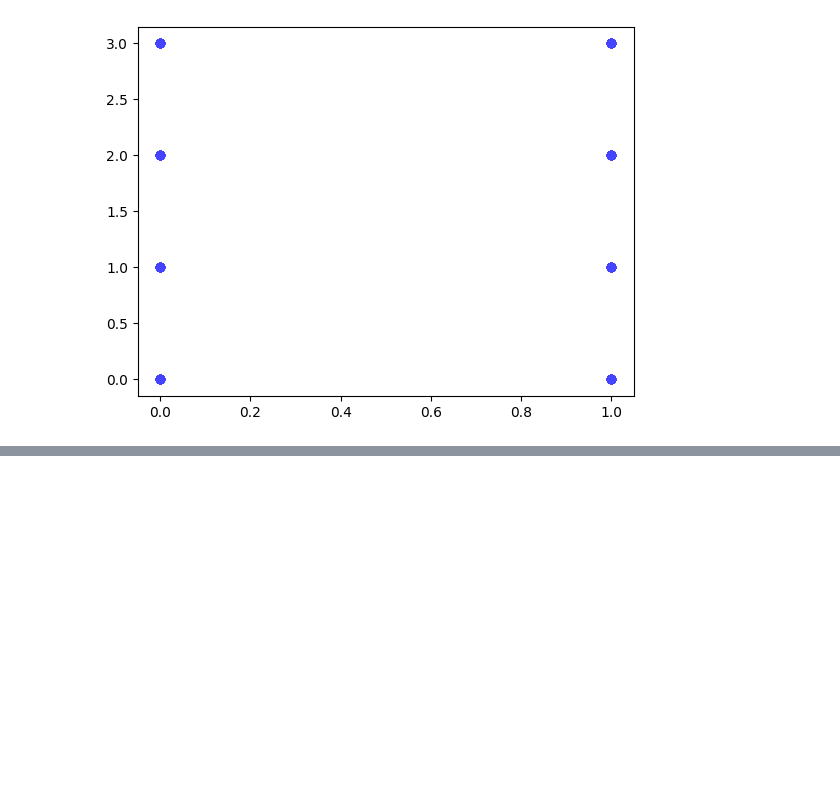
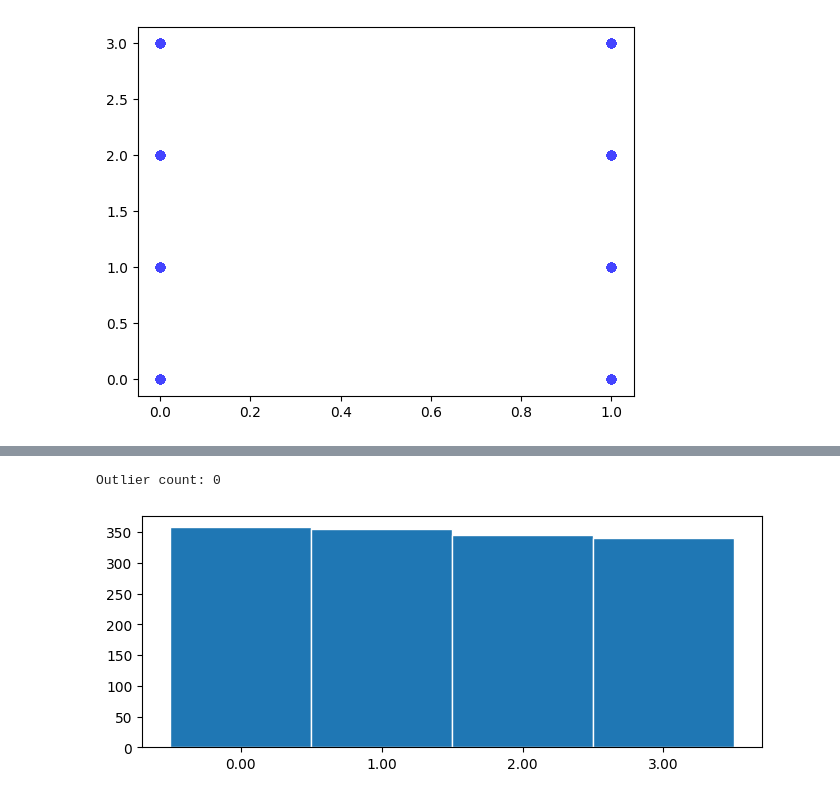
Before and after one commit to kevinjohn01/Tucil2_13521042_13521107, a Jupyter notebook: Tucil2_13521042_13521107.ipynb, the cells around one changed output, grey strips where cells are left out. Cells and saved outputs as stored; diff of their text form; code cells hidden in the pictures; blank space fills up the shorter version.

```diff
--- a/Tucil2_13521042_13521107.ipynb
+++ b/Tucil2_13521042_13521107.ipynb
@@ -1132,0 +1176,4 @@ Korelasi terhadap target: 0.03432935762117301
+# %%
+# Statistik dasar
+col = NonnumericStatistics('price_range')
+col.stats()
@@ -1132,0 +1194,10 @@ Korelasi terhadap target: 0.03432935762117301
+# %%
+# Outlier
+print(f'Outlier count: {col.count_outliers()}')
+# %% [output]
+Outlier count: 0
+# %%
+# Distribusi data
+col.visualize()
+# %% [output]
+[figure, added]
```
Also changed, not shown: parts of 22 cells of this notebook.
